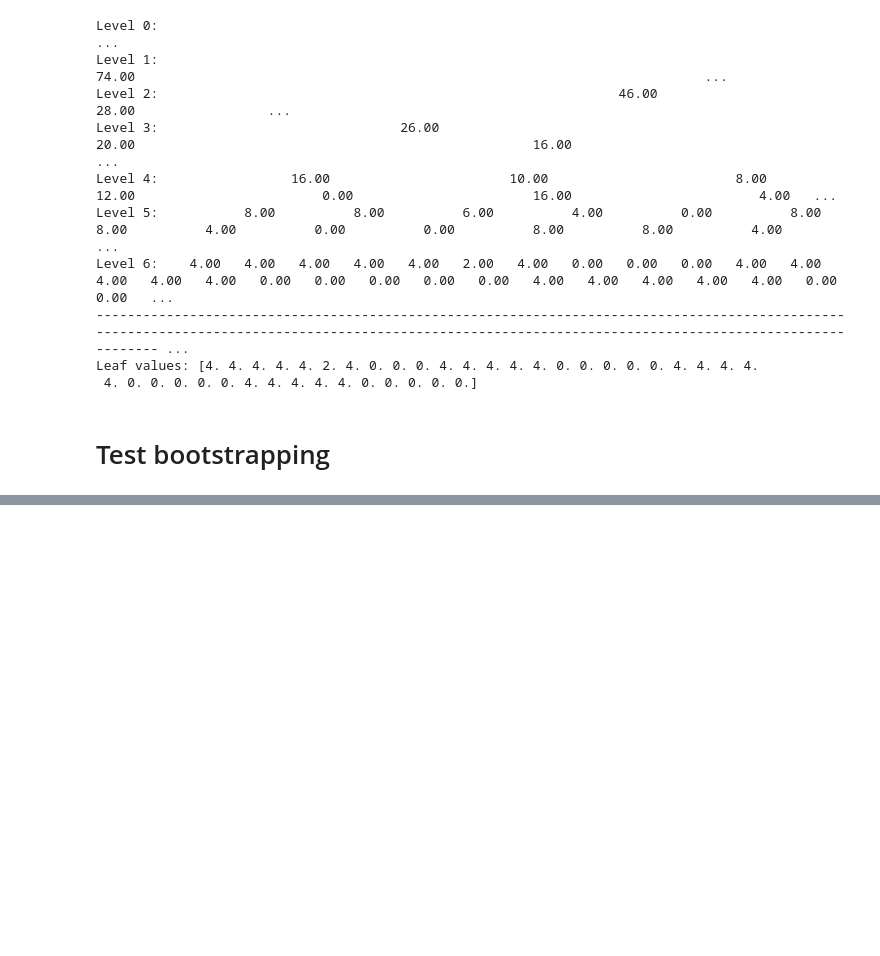
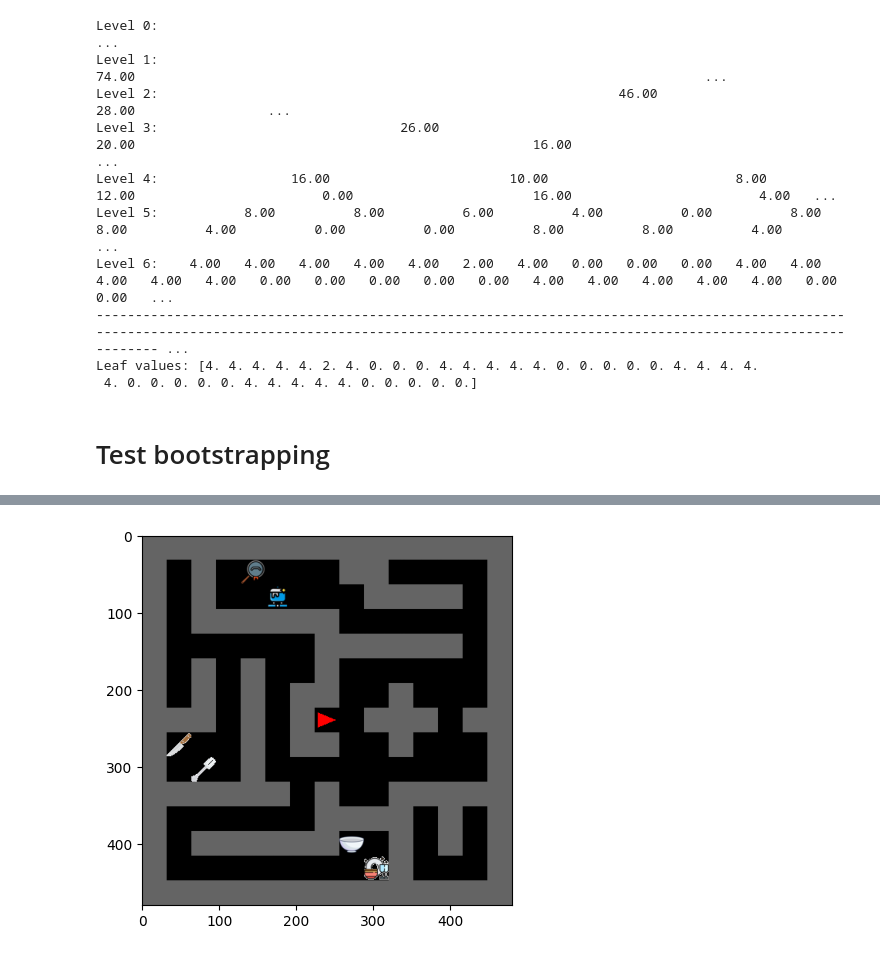
Before and after one commit to adzcai/cleanrl, a Jupyter notebook: Demo.ipynb, the cells around one changed output, grey strips where cells are left out. Drawn from its saved outputs; the diff is of its cells as text; code cells hidden in the pictures; blank space fills up the shorter version.

```diff
--- a/Demo.ipynb
+++ b/Demo.ipynb
@@ -432,0 +425,8 @@ for i, r in enumerate(bootstrapped_return[0]):
+# %%
+from config import EnvConfig
+from wrappers.translate import make_env
+
+
+env, params = make_env(EnvConfig(name="HouseMaze", source="custom"))
+key, key_ = jr.split(key)
+timestep = env.reset(params, key=key_)
@@ -432,0 +444,9 @@ for i, r in enumerate(bootstrapped_return[0]):
+# %%
+from wrappers.housemaze import render_timestep
+
+
+img = render_timestep(timestep.state)
+plt.imshow(img)
+plt.show()
+# %% [output]
+[figure, added]
```
Also changed, not shown: parts of 8 cells of this notebook, 4 other files.
